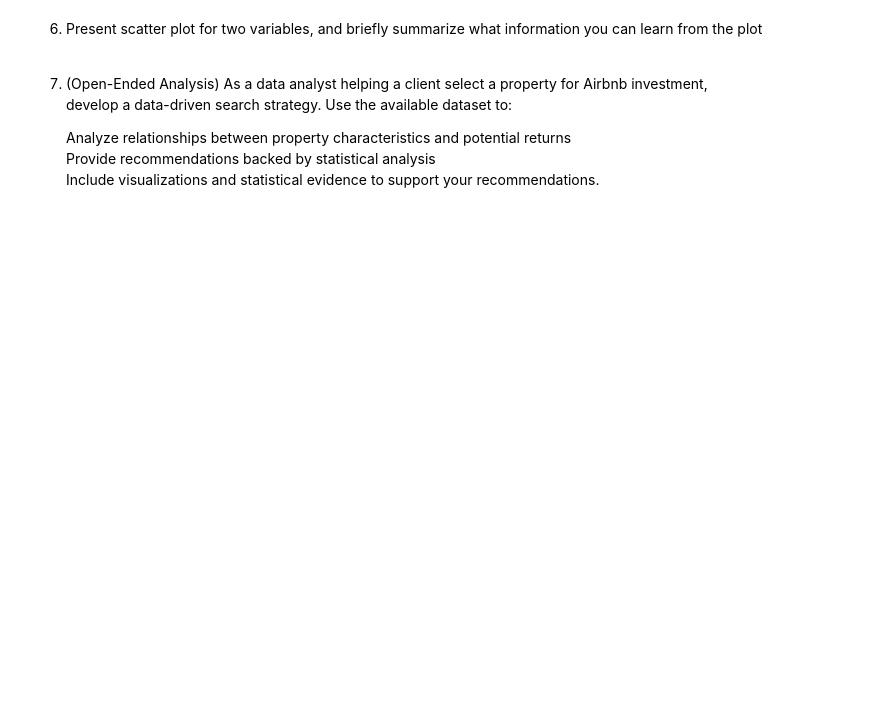
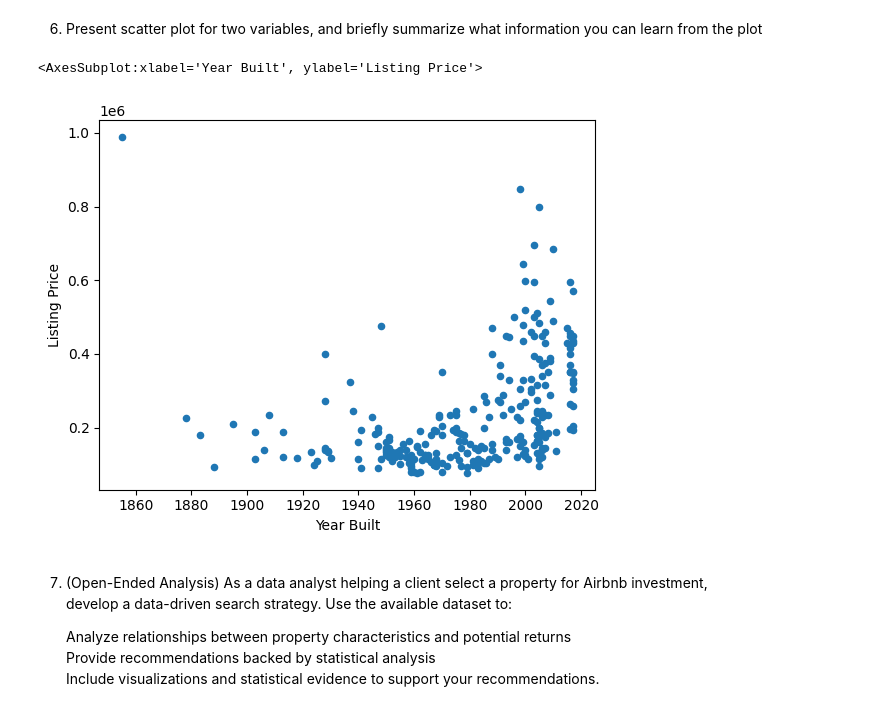
Before and after one commit to eaplatt3/Panda-Pratice, a Jupyter notebook: 5 HW1.ipynb, the cells around one changed output. Saved outputs shown, nothing was run; the diff lists cells and outputs as text; code cells hidden in the pictures; blank space fills up the shorter version.

```diff
--- a/5 HW1.ipynb
+++ b/5 HW1.ipynb
@@ -59,5 +128,12 @@ df.info()
 # %% [markdown]
 6. Present scatter plot for two variables, and briefly summarize what information you can learn from the plot
+# %%
+df.plot(kind='scatter', x='Year Built', y='Listing Price')
+
+# The scatter plot shows that houses built within the same years are more likely to have similar prices.
+# %% [output]
+<AxesSubplot:xlabel='Year Built', ylabel='Listing Price'>
+[figure, added]
 # %% [markdown]
 7. (Open-Ended Analysis) As a data analyst helping a client select a property for Airbnb investment,
 develop a data-driven search strategy. Use the available dataset to:
```
Also changed, not shown: parts of 8 cells of this notebook, 1 other file.
